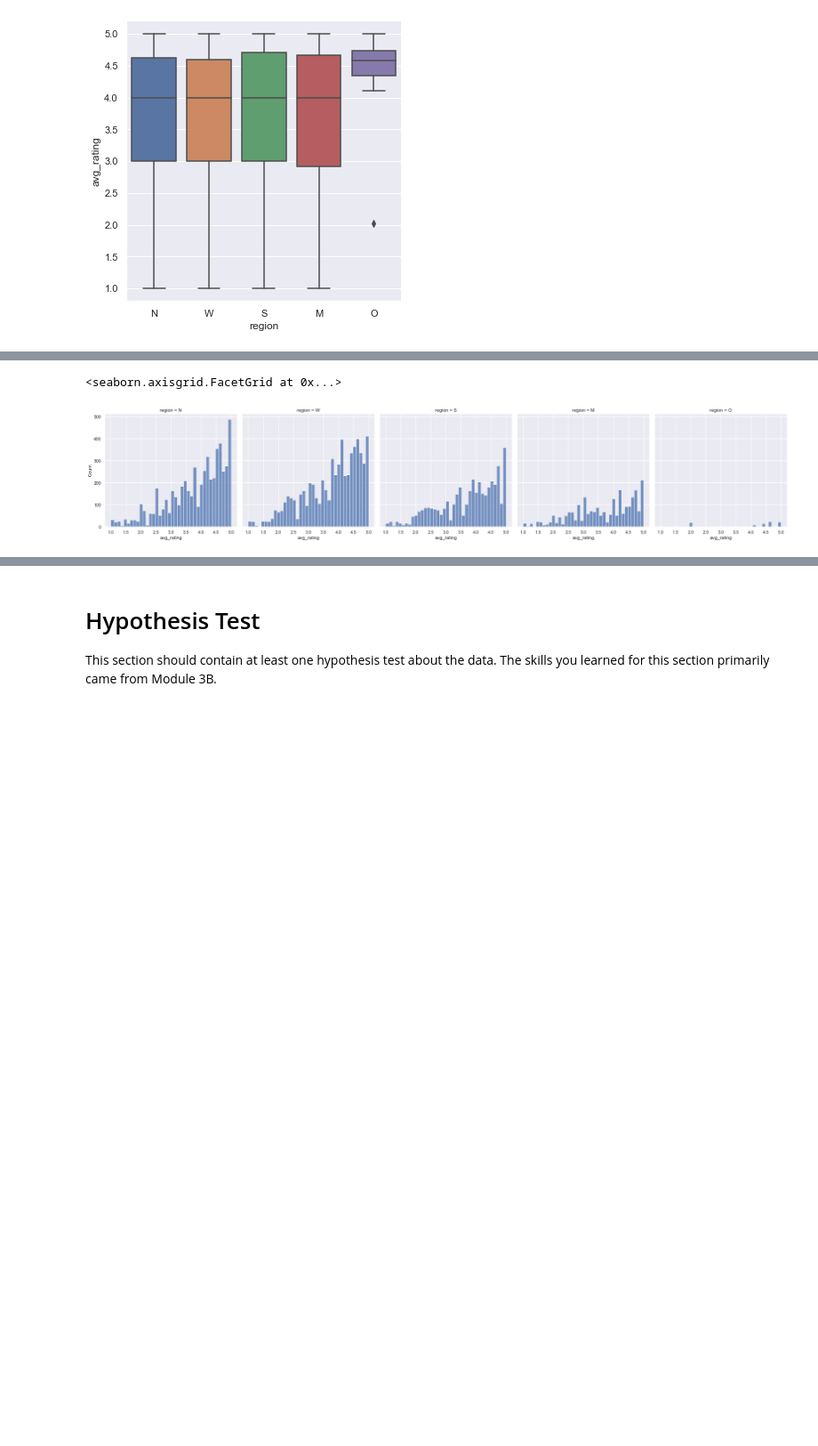
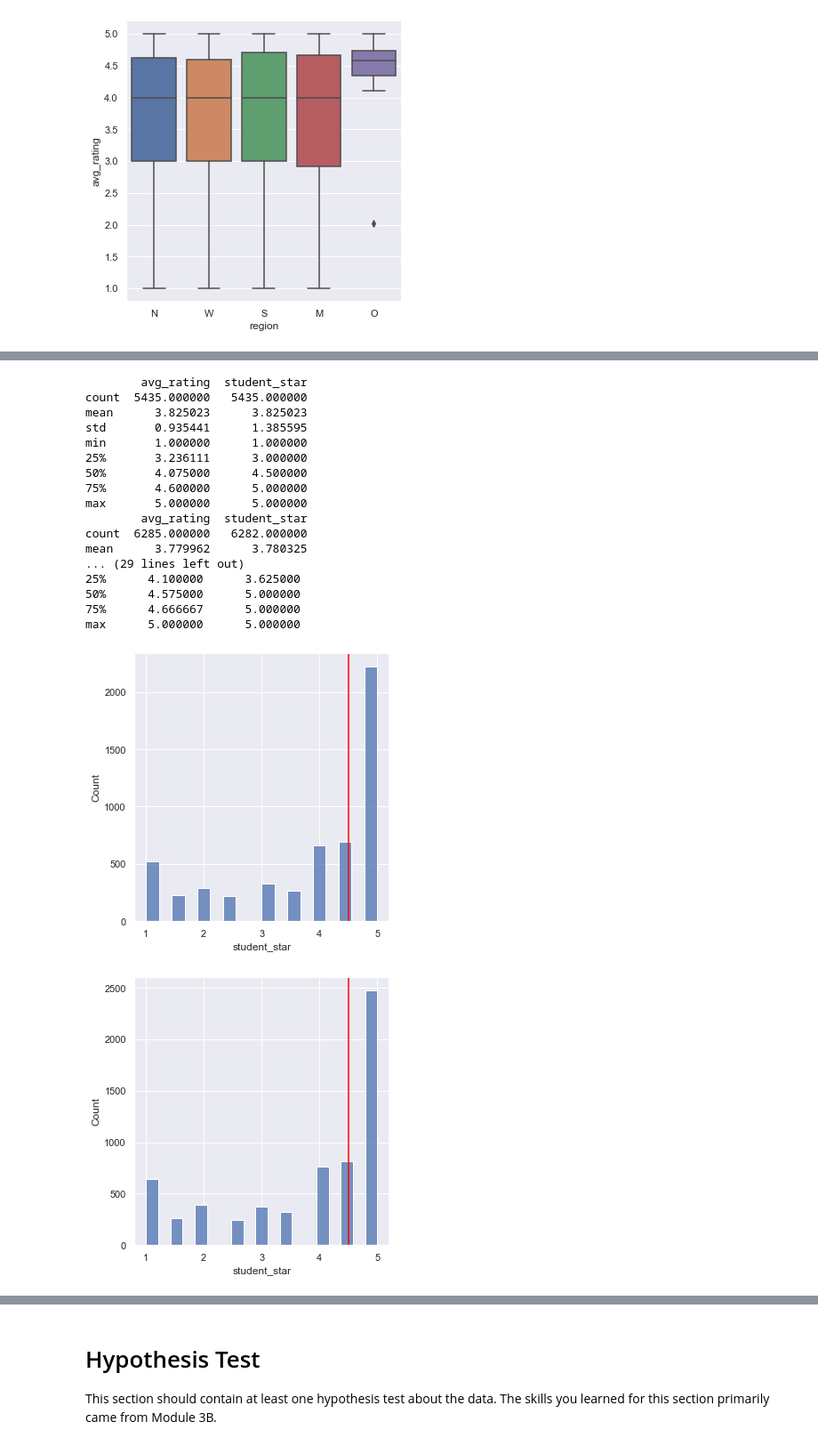
Before and after one commit to psuedoche/rateProfProject, a Jupyter notebook: final-perform.ipynb, the cells around one changed output, grey strips where cells are left out. Shown at 89% size. Saved outputs shown, nothing was run; the diff lists cells and outputs as text; code cells hidden in the pictures; blank space fills up the shorter version.

```diff
--- a/final-perform.ipynb
+++ b/final-perform.ipynb
@@ -39,7 +40,7 @@ def parseFile(file):
     avg_rating = np.mean(df['student_star'])
     df['avg_rating'] = avg_rating
     #df = df.drop_duplicates(subset = ['professor_name'])
-    df = df[['professor_name', 'state_name', 'avg_rating', 'student_star']]
+    df = df[['professor_name', 'local_name', 'state_name', 'avg_rating', 'student_star']]
     return df
 
 # merging the files into one dataframe
@@ -171,6 +202,27 @@ sns.catplot(data = df, x = 'avg_rating', y = 'region', kind = 'bar')
 # %%
 # visualization of the distribution of each regions ratings
-sns.displot(data=df,x = 'avg_rating',col='region')
+regions = ['N', 'W','S','M','O']
+for r in regions:
+    sns.displot(data = df[df['region'] == r], x = 'student_star')
+    plt.axvline(x=df.student_star.median(), color='red')
+    print(df[df['region'] == r].describe())
 # %% [output]
-<seaborn.axisgrid.FacetGrid at 0x...>
+        avg_rating  student_star
+count  5435.000000   5435.000000
+mean      3.825023      3.825023
+std       0.935441      1.385595
+min       1.000000      1.000000
+25%       3.236111      3.000000
+50%       4.075000      4.500000
+75%       4.600000      5.000000
+max       5.000000      5.000000
+        avg_rating  student_star
+count  6285.000000   6282.000000
+mean      3.779962      3.780325
+... (29 lines left out)
+25%      4.100000      3.625000
+50%      4.575000      5.000000
+75%      4.666667      5.000000
+max      5.000000      5.000000
-[figure, old version]
+[figure, new version]
+[figure, added]
```
Also changed, not shown: parts of 12 cells of this notebook, 2 other files.
